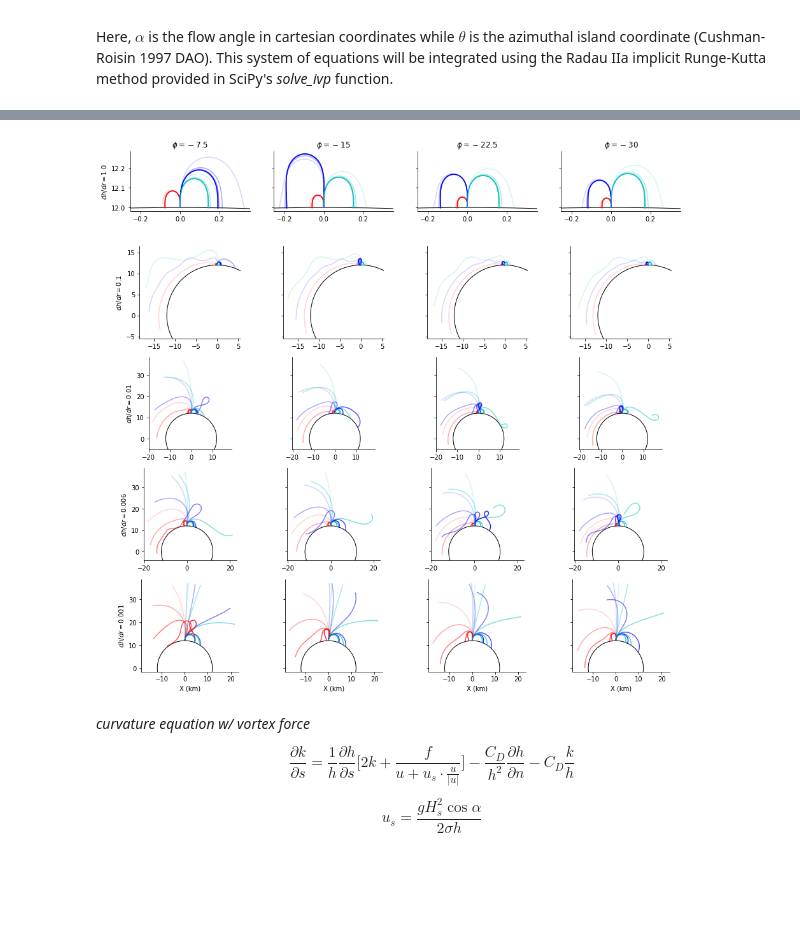
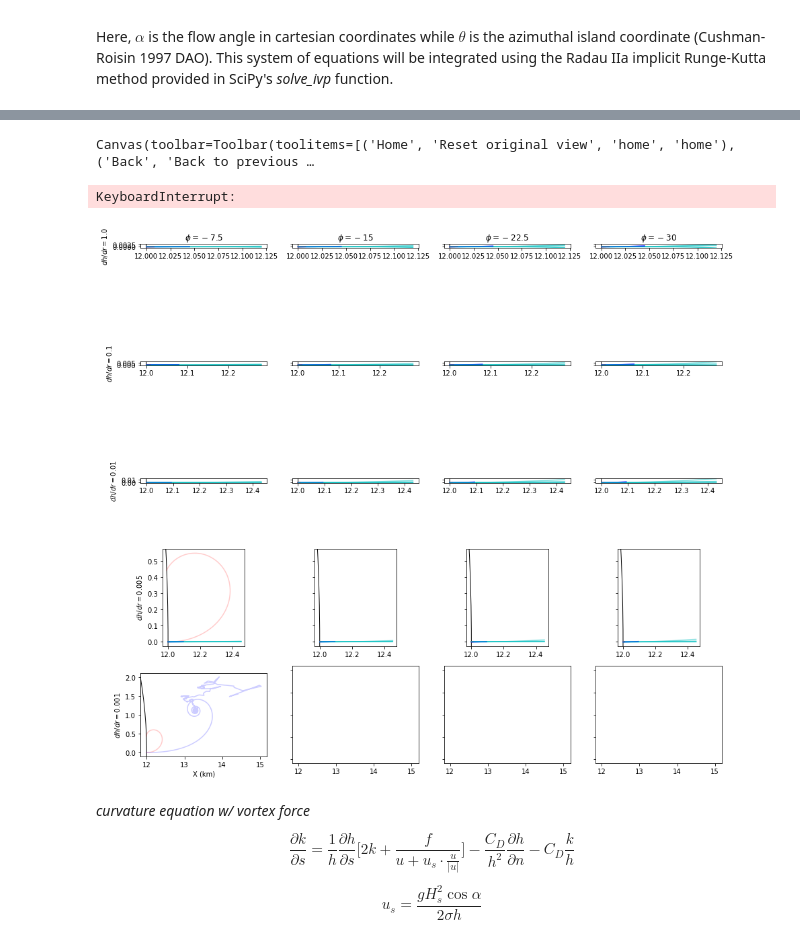
Before and after one commit to wingtorres/annulus, a Jupyter notebook: theory/jet_pv-ode.ipynb, the cells around one changed output, grey strips where cells are left out. Drawn from its saved outputs; the diff is of its cells as text; code cells hidden in the pictures; blank space fills up the shorter version.

Commit message:
full derivation and 1D diagnostic

```diff
--- a/theory/jet_pv-ode.ipynb
+++ b/theory/jet_pv-ode.ipynb
@@ -326,14 +357,45 @@ sns.despine(fig)
+# %%
+%matplotlib widget
+from mpl_toolkits import mplot3d
+
+# import holoviews as hv
+# hv.extension('matplotlib')
+#hv.help(hv.Path3D)
+
+fig = plt.figure(figsize = (10,10))
+ax = plt.axes(projection='3d')
+
+paths = []
+for k0 in np.linspace(.001,.1,5):
+    for lat in np.linspace(-90,90,5):
+        f = 2*7.29e-5*np.sin(lat*np.pi/180)
+        #k0 = -f/u0
+        Q = ODEsol(𝛽 , f,  Cd)
+        y0 = 𝛼0, r0, 𝜃0, h0, u0, k0 # initial vector
+        sol = solve_ivp(pvconservation, t_span = [Q.start, 4e3], y0 = y0, args = (𝛽, f, Cd), method = "Radau", dense_output = True, events = [reefcrest])#, isobath])
+        s = np.linspace(Q.start, sol.t[-1], 1000).flatten()
+        Q.state(sol,s)
+        #Q.diagnostics()
+        #paths.append( hv.Path3D( np.vstack((Q.S["u"],Q.S["k"],Q.S["h"]))).opts(alpha = 0.1, color = "k") )
+
+        ax.plot3D(Q.S["u"],Q.S["k"],Q.S["h"], color = "k", alpha = 0.1)
+        #ax.plot3D(Q.S["u"],Q.S["k"],Q.S["h"], color = "k", alpha = 0.1)
+
+#hv.Overlay(paths)
+#ax.set_xlim(0,.05), ax.set_ylim(-.01,.01)
+# %% [output]
+Canvas(toolbar=Toolbar(toolitems=[('Home', 'Reset original view', 'home', 'home'), ('Back', 'Back to previous …
 # %%
 ### Vary latitude, friction, slope
 
 latitudes = [-7.5, -15, -22.5, -30]
-friction = [0.16, 0.04, .01, .0025, False]
-slopes = [1.0, 0.1, .01, 0.006, 0.001]
+drag = [2.5e-3, 2.5e-2, 2.5e-1, 2.5e0]
+slopes = [1.0, 0.1, .01, 0.005, 0.001]
 velocity = [0.01, 0.1, 0.5]
 
 fig, ax = plt.subplots(len(slopes),len(latitudes),figsize = (15.5,15.5), sharey = "row", sharex = "row")
 # shades = cmocean.cm.gray(np.linspace(0,1,len(friction)+1))[:-1]
-transparency = np.linspace(0, 1, len(friction)+2)[1:-1]
+transparency = np.linspace(0, 1, len(drag)+2)[1:-1]
 
 start, finis = 0, 25e3 #integration bounds
 s = np.linspace(start, finis, 1000) #streamwise grid
@@ -357,37 +419,39 @@ for ii,𝛽 in enumerate(slopes):
             axis.set(ylabel = test)
         if axis.is_last_row():
             axis.set(xlabel = "X (km)")
 
-        for j,(z0, alpha) in enumerate(zip(friction, transparency)):
+        for j,(Cd, alpha) in enumerate(zip(drag, transparency)):
             for (u0, col) in zip(velocity, ["r", "b", "c"]):
 
-                Q = ODEsol(𝛽, f, z0)
+                Q = ODEsol(𝛽, f, Cd)
+                k0 = -f/u0
                 y0 = 𝛼0, r0, 𝜃0, h0, u0, k0 # initial vector
-                sol = solve_ivp(pvconservation, t_span = [start, finis], y0 = y0, args = (𝛽, f, z0), method = "Radau", dense_output = True, events = reefcrest)
+                sol = solve_ivp(pvconservation, t_span = [start, finis], y0 = y0, args = (𝛽, f, Cd), method = "Radau", dense_output = True, events = reefcrest)
 
                 s = np.linspace(start, sol.t[-1], 1000).flatten()
                 Q.state(sol,s)
                 Q.diagnostics()
                 axis.plot(Q.S["x"]/1e3, Q.S["y"]/1e3, linestyle = "-", c = col, alpha = alpha) #plot trajectories
 
                 #var, label = Q.Ro, "Rossby  Number"
                 #var, label = Q.slope_torque, "Slope Torque"
                 #var, label, vmin, vmax = Q.dhdn, "dhdn", -1e-2, 1e-2
                 #var, label, vmin, vmax = Q.angle, "angle", -np.pi, np.pi #𝛼 .𝜃
                 #var, label = Q.dissipation, "dissipation"
                 #var, label = Q.stretching, "stretching"
 
 #                 clim = 1e-7
 #                 vmin, vmax = 12e3, 20e3
 #                 norm = colors.TwoSlopeNorm(vmin = vmin, vcenter=0, vmax = vmax)
 #                 ps = axis.scatter(Q.x/1e3, Q.y/1e3, c = var, s = 1, cmap = "RdBu_r", norm = norm )
 
 sns.despine(fig)
 #fig.tight_layout()
 fig.subplots_adjust(wspace=None, hspace=None)
 #fig.colorbar(ps, location = "bottom", label = label, aspect = 40, ax = ax[-1,:], anchor = (0.5, 0), pad = .25)
 # %% [output]
+KeyboardInterrupt:
-[figure, old version]
+[figure, new version]
 # %%
 from sympy import symbols, diff, Derivative, Function, simplify, collect, cse, solve, expand, factor_terms, factor
 
```
Also changed, not shown: parts of 5 cells of this notebook.
